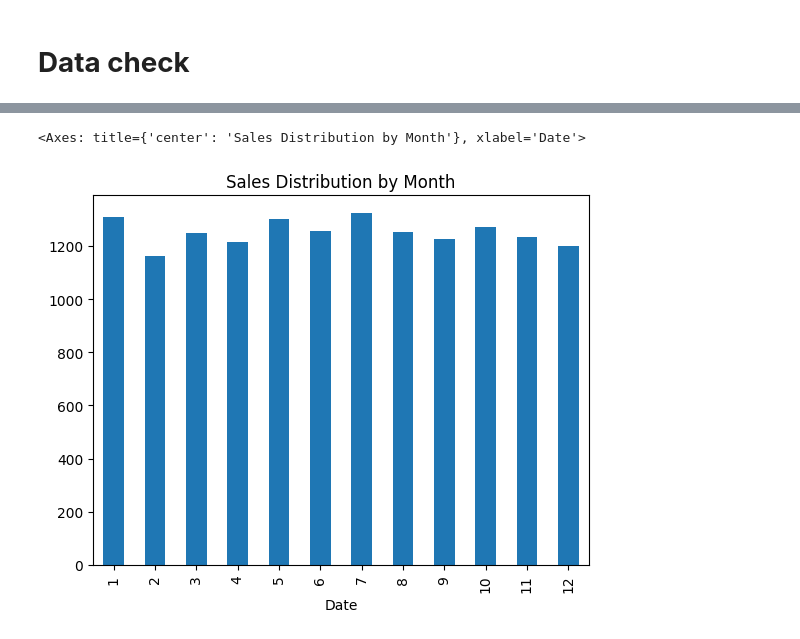
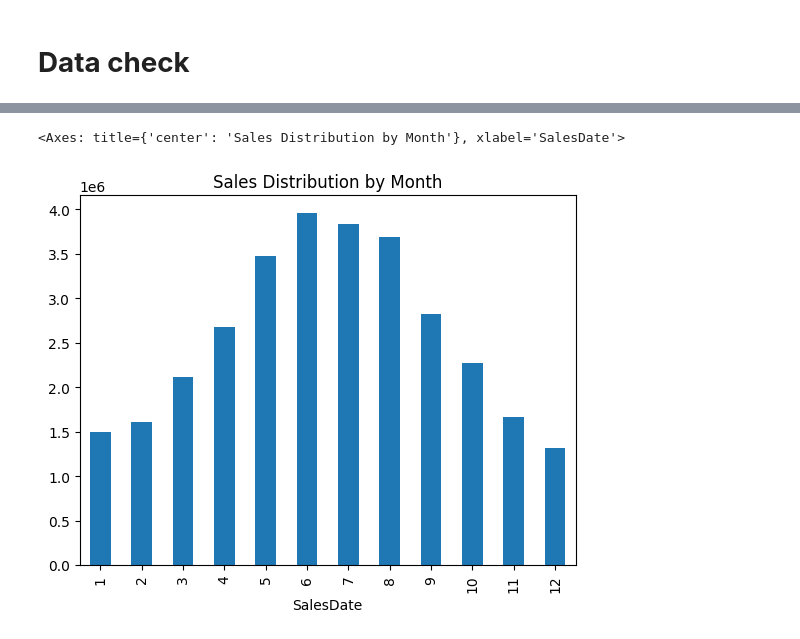
Before and after one commit to Katharina-github/SalesDataAnalysis, a Jupyter notebook: generate_synthetic_sales_dataset.ipynb, the cells around one changed output, grey strips where cells are left out. Saved outputs shown, nothing was run; the diff lists cells and outputs as text; code cells hidden in the pictures.

```diff
--- a/generate_synthetic_sales_dataset.ipynb
+++ b/generate_synthetic_sales_dataset.ipynb
@@ -376,7 +437,7 @@ print(data_quality_results)
 # %%
-sales_df["Date"] = pd.to_datetime(sales_df["Date"])
-sales_by_month = sales_df.groupby(sales_df["Date"].dt.month)["SalesAmount"].count()
+sales_df["SalesDate"] = pd.to_datetime(sales_df["SalesDate"])
+sales_by_month = sales_df.groupby(sales_df["SalesDate"].dt.month)["SalesAmount"].sum()
 sales_by_month.plot(kind="bar", title="Sales Distribution by Month")
 # %% [output]
-<Axes: title={'center': 'Sales Distribution by Month'}, xlabel='Date'>
+<Axes: title={'center': 'Sales Distribution by Month'}, xlabel='SalesDate'>
-[figure, old version]
+[figure, new version]
```
Also changed, not shown: parts of 34 cells of this notebook.
